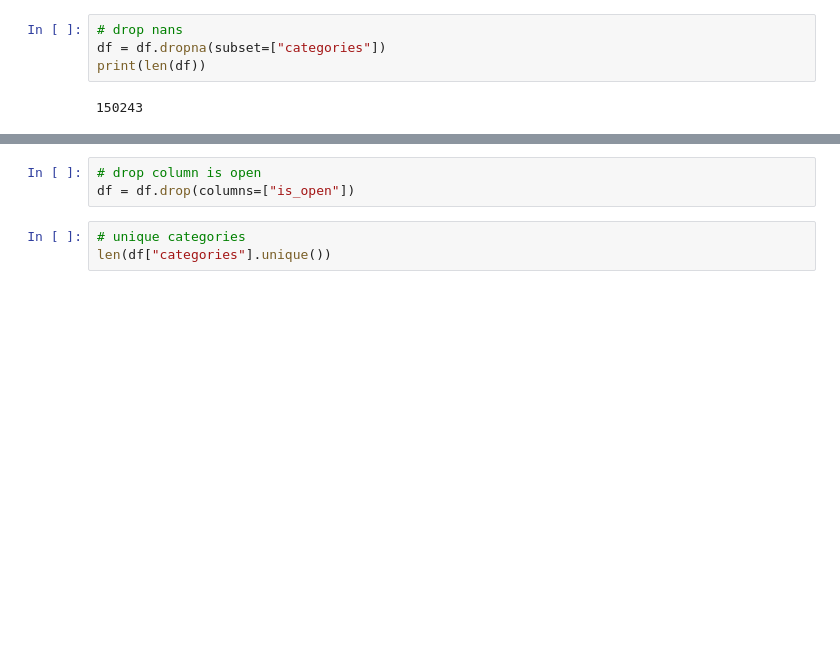
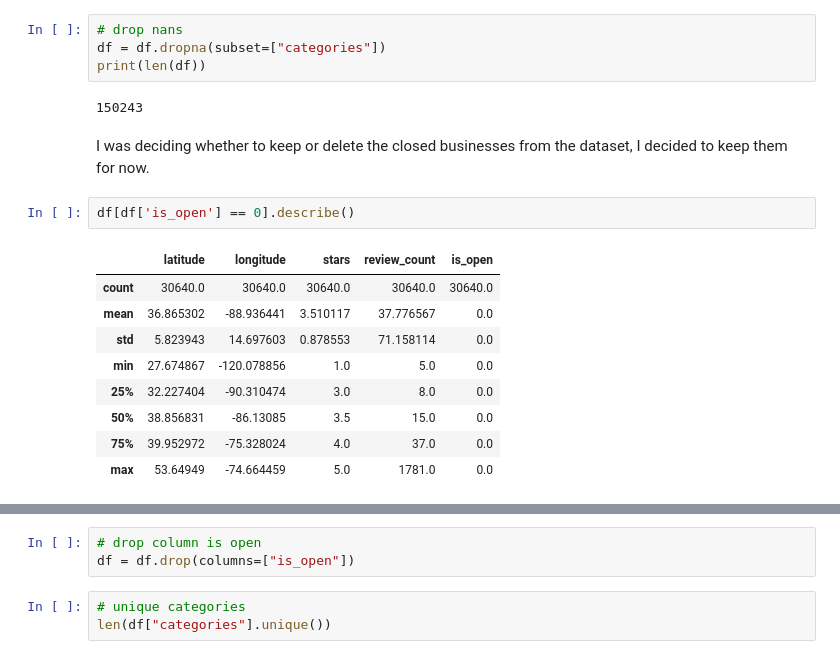
Before and after one commit to Cerlog/02807-project, a Jupyter notebook: business.ipynb, the cells around one changed output, grey strips where cells are left out. Cells and saved outputs as stored; diff of their text form; blank space fills up the shorter version.

```diff
--- a/business.ipynb
+++ b/business.ipynb
@@ -54,5 +104,19 @@ df = df.dropna(subset=["categories"])
 print(len(df))
 # %% [output]
 150243
+# %% [markdown]
+I was deciding whether to keep or delete the closed businesses from the dataset, I decided to keep them for now.
+# %%
+df[df['is_open'] == 0].describe()
+# %% [output]
+|  | latitude | longitude | stars | review_count | is_open |
+| count | 30640.0 | 30640.0 | 30640.0 | 30640.0 | 30640.0 |
+| mean | 36.865302 | -88.936441 | 3.510117 | 37.776567 | 0.0 |
+| std | 5.823943 | 14.697603 | 0.878553 | 71.158114 | 0.0 |
+| min | 27.674867 | -120.078856 | 1.0 | 5.0 | 0.0 |
+| 25% | 32.227404 | -90.310474 | 3.0 | 8.0 | 0.0 |
+| 50% | 38.856831 | -86.13085 | 3.5 | 15.0 | 0.0 |
+| 75% | 39.952972 | -75.328024 | 4.0 | 37.0 | 0.0 |
+| max | 53.64949 | -74.664459 | 5.0 | 1781.0 | 0.0 |
 # %%
 #drop closed restaurants
```
Also changed, not shown: parts of 37 cells of this notebook, 2 other files.
